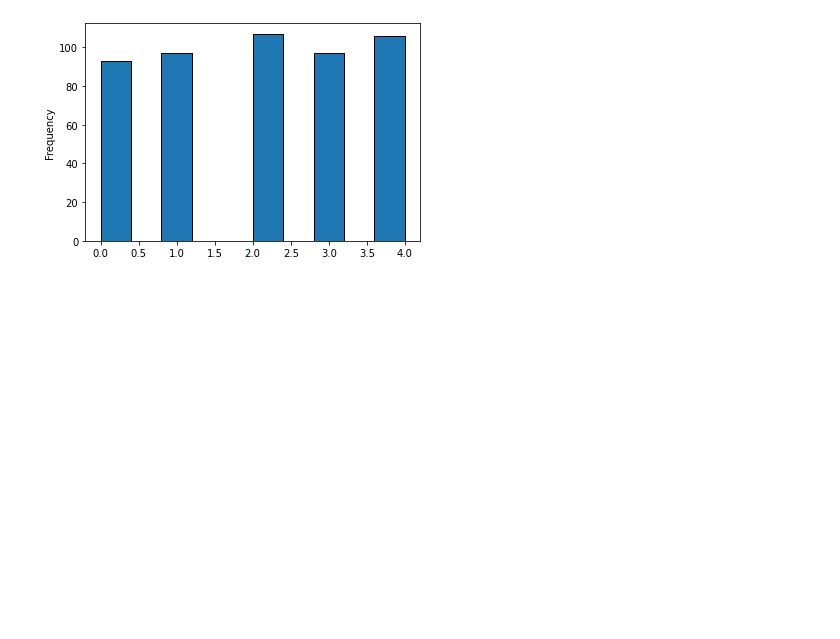
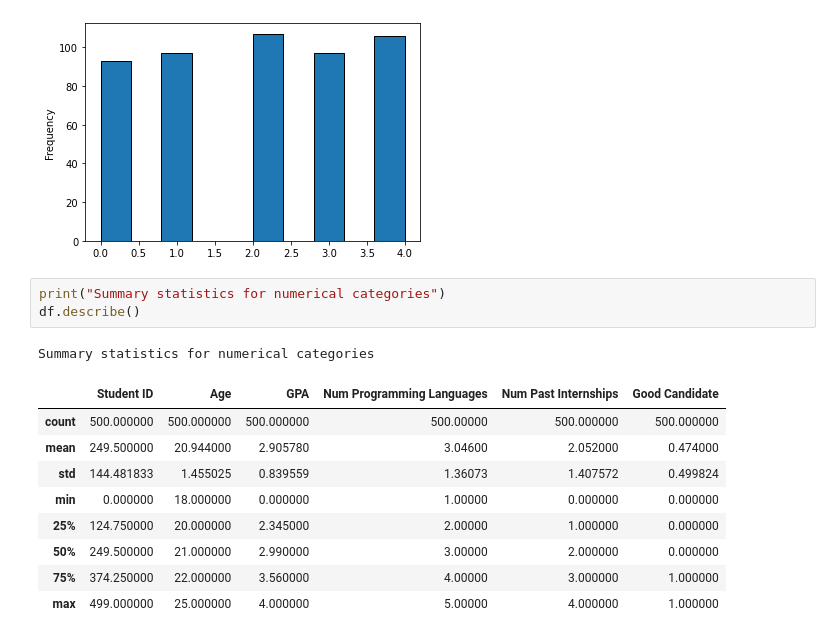
Before and after one commit to CMU-313/spring23-nodebb-team-tbd, a Jupyter notebook: ML_Model_Setup.ipynb, the cells around one changed output. Saved outputs shown, nothing was run; the diff lists cells and outputs as text; blank space fills up the shorter version.

Commit message:
Added summary statistics

```diff
--- a/ML_Model_Setup.ipynb
+++ b/ML_Model_Setup.ipynb
@@ -175,3 +175,17 @@ df['Num Past Internships'].plot(kind='hist', edgecolor='black')
 Histogram of number of past internships
 <AxesSubplot:ylabel='Frequency'>
 [figure]
+# %%
+print("Summary statistics for numerical categories")
+df.describe()
+# %% [output]
+Summary statistics for numerical categories
+|  | Student ID | Age | GPA | Num Programming Languages | Num Past Internships | Good Candidate |
+| count | 500.000000 | 500.000000 | 500.000000 | 500.00000 | 500.000000 | 500.000000 |
+| mean | 249.500000 | 20.944000 | 2.905780 | 3.04600 | 2.052000 | 0.474000 |
+| std | 144.481833 | 1.455025 | 0.839559 | 1.36073 | 1.407572 | 0.499824 |
+| min | 0.000000 | 18.000000 | 0.000000 | 1.00000 | 0.000000 | 0.000000 |
+| 25% | 124.750000 | 20.000000 | 2.345000 | 2.00000 | 1.000000 | 0.000000 |
+| 50% | 249.500000 | 21.000000 | 2.990000 | 3.00000 | 2.000000 | 0.000000 |
+| 75% | 374.250000 | 22.000000 | 3.560000 | 4.00000 | 3.000000 | 1.000000 |
+| max | 499.000000 | 25.000000 | 4.000000 | 5.00000 | 4.000000 | 1.000000 |
```
Also changed, not shown: parts of 2 cells of this notebook.
